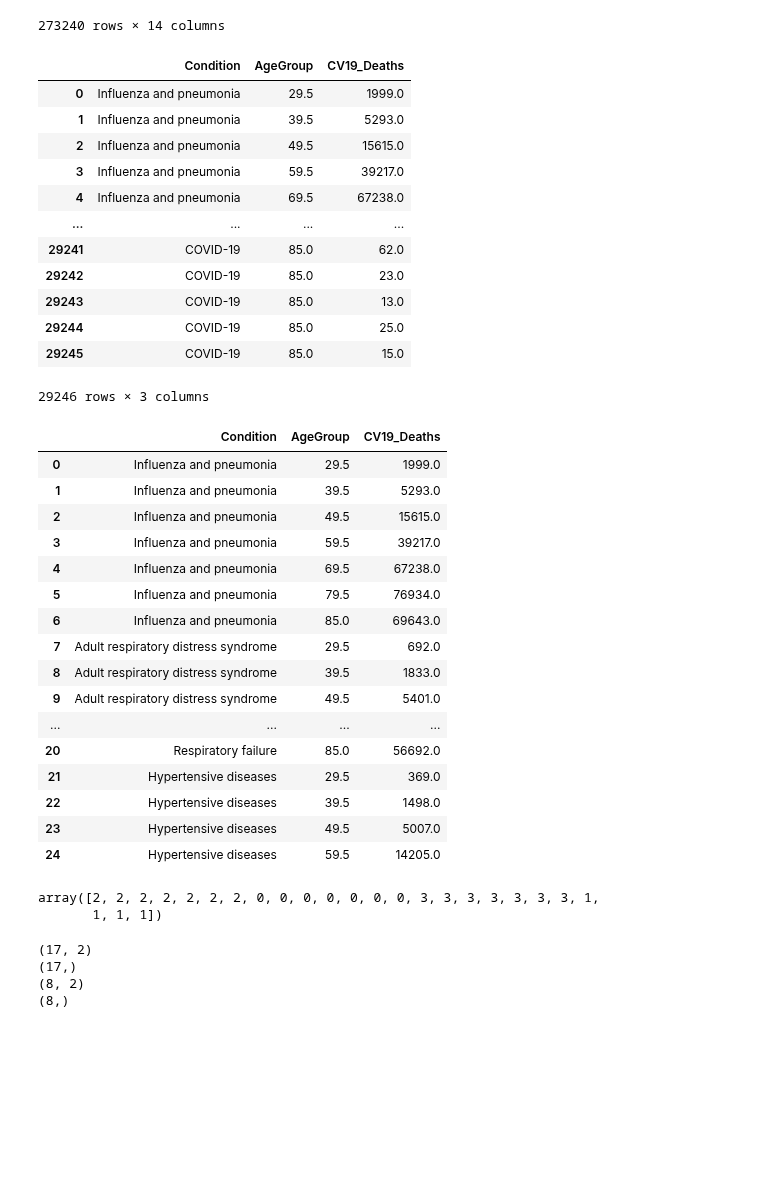
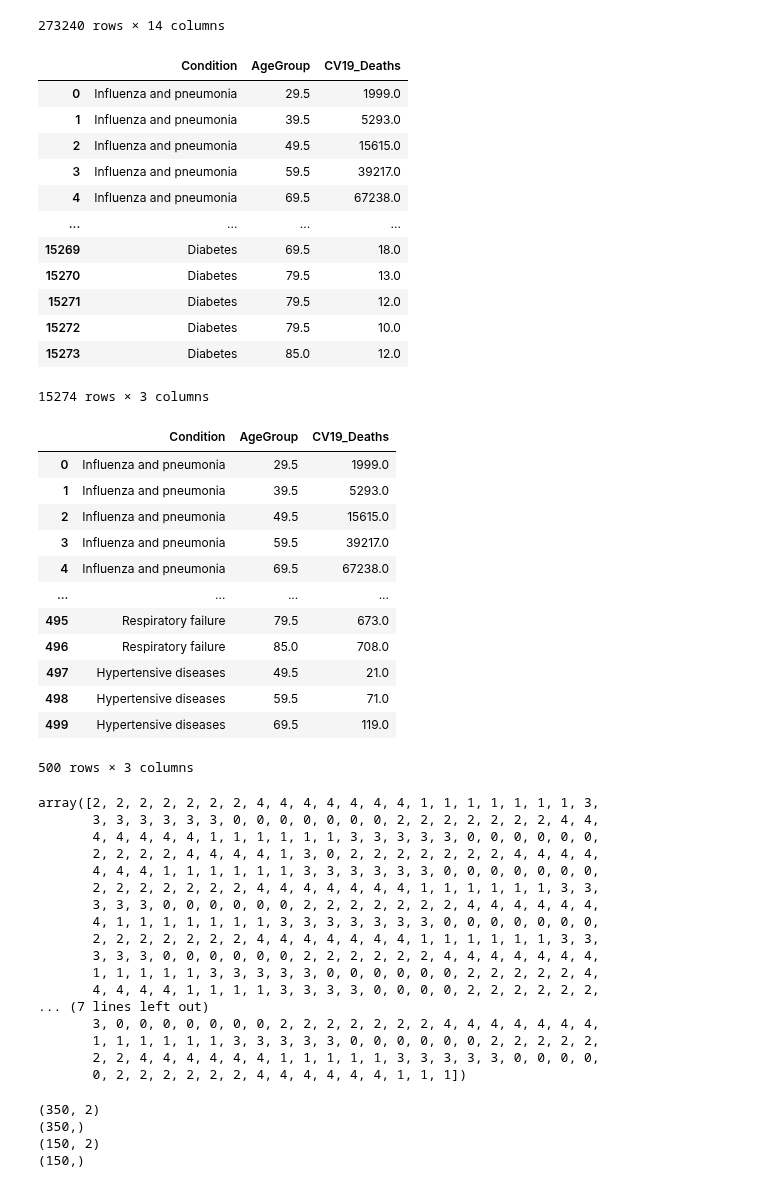
Before and after one commit to JScottLopez/github-ds, a Jupyter notebook: TIM_6500_JSLopez.ipynb, the cells around one changed output. Cells and saved outputs as stored; diff of their text form; code cells hidden in the pictures; blank space fills up the shorter version.

```diff
--- a/TIM_6500_JSLopez.ipynb
+++ b/TIM_6500_JSLopez.ipynb
@@ -599,6 +601,16 @@ row_index = df[df['Condition'] == 'Intentional and unintentional injury, poisoni
 df.drop(row_index, inplace = True)
 row_index = df[df['Condition'] == 'Respiratory arrest'].index
 df.drop(row_index, inplace = True)
+row_index = df[df['Condition'] == 'Sepsis'].index
+df.drop(row_index, inplace = True)
+row_index = df[df['Condition'] == 'Adult respiratory distress syndrome'].index
+df.drop(row_index, inplace = True)
+row_index = df[df['Condition'] == 'Cardiac arrest'].index
+df.drop(row_index, inplace = True)
+row_index = df[df['Condition'] == 'Renal failure'].index
+df.drop(row_index, inplace = True)
+row_index = df[df['Condition'] == 'COVID-19'].index
+df.drop(row_index, inplace = True)
 row_index = df[df['AgeGroup'] == '0-24'].index
 df.drop(row_index, inplace = True)
 
@@ -642,36 +654,32 @@ display(df)
 | 3 | Influenza and pneumonia | 59.5 | 39217.0 |
 | 4 | Influenza and pneumonia | 69.5 | 67238.0 |
 | ... | ... | ... | ... |
-| 29241 | COVID-19 | 85.0 | 62.0 |
-| 29242 | COVID-19 | 85.0 | 23.0 |
-| 29243 | COVID-19 | 85.0 | 13.0 |
-| 29244 | COVID-19 | 85.0 | 25.0 |
-| 29245 | COVID-19 | 85.0 | 15.0 |
+| 15269 | Diabetes | 69.5 | 18.0 |
+| 15270 | Diabetes | 79.5 | 13.0 |
+| 15271 | Diabetes | 79.5 | 12.0 |
+| 15272 | Diabetes | 79.5 | 10.0 |
+| 15273 | Diabetes | 85.0 | 12.0 |
-29246 rows × 3 columns
+15274 rows × 3 columns
 # %%
-x=25
+x=500
 y=29246
 df.loc[x:y].index
 df.drop(df.loc[x:y].index, inplace=True)
 display(df)
 # %% [output]
 |  | Condition | AgeGroup | CV19_Deaths |
 | 0 | Influenza and pneumonia | 29.5 | 1999.0 |
 | 1 | Influenza and pneumonia | 39.5 | 5293.0 |
 | 2 | Influenza and pneumonia | 49.5 | 15615.0 |
 | 3 | Influenza and pneumonia | 59.5 | 39217.0 |
 | 4 | Influenza and pneumonia | 69.5 | 67238.0 |
-| 5 | Influenza and pneumonia | 79.5 | 76934.0 |
-| 6 | Influenza and pneumonia | 85.0 | 69643.0 |
-| 7 | Adult respiratory distress syndrome | 29.5 | 692.0 |
-| 8 | Adult respiratory distress syndrome | 39.5 | 1833.0 |
-| 9 | Adult respiratory distress syndrome | 49.5 | 5401.0 |
 | ... | ... | ... | ... |
-| 20 | Respiratory failure | 85.0 | 56692.0 |
-| 21 | Hypertensive diseases | 29.5 | 369.0 |
-| 22 | Hypertensive diseases | 39.5 | 1498.0 |
-| 23 | Hypertensive diseases | 49.5 | 5007.0 |
-| 24 | Hypertensive diseases | 59.5 | 14205.0 |
+| 495 | Respiratory failure | 79.5 | 673.0 |
+| 496 | Respiratory failure | 85.0 | 708.0 |
+| 497 | Hypertensive diseases | 49.5 | 21.0 |
+| 498 | Hypertensive diseases | 59.5 | 71.0 |
+| 499 | Hypertensive diseases | 69.5 | 119.0 |
+500 rows × 3 columns
 # %%
 from sklearn import preprocessing
 
@@ -680,8 +688,23 @@ le = preprocessing.LabelEncoder()
 Condition_encoded=le.fit_transform(df['Condition'])
 display(Condition_encoded)
 # %% [output]
-array([2, 2, 2, 2, 2, 2, 2, 0, 0, 0, 0, 0, 0, 0, 3, 3, 3, 3, 3, 3, 3, 1,
-       1, 1, 1])
+array([2, 2, 2, 2, 2, 2, 2, 4, 4, 4, 4, 4, 4, 4, 1, 1, 1, 1, 1, 1, 1, 3,
+       3, 3, 3, 3, 3, 3, 0, 0, 0, 0, 0, 0, 0, 2, 2, 2, 2, 2, 2, 2, 4, 4,
+       4, 4, 4, 4, 4, 1, 1, 1, 1, 1, 1, 3, 3, 3, 3, 3, 0, 0, 0, 0, 0, 0,
+       2, 2, 2, 2, 4, 4, 4, 4, 1, 3, 0, 2, 2, 2, 2, 2, 2, 2, 4, 4, 4, 4,
+       4, 4, 4, 1, 1, 1, 1, 1, 1, 3, 3, 3, 3, 3, 3, 0, 0, 0, 0, 0, 0, 0,
+       2, 2, 2, 2, 2, 2, 2, 4, 4, 4, 4, 4, 4, 4, 1, 1, 1, 1, 1, 1, 3, 3,
+       3, 3, 3, 0, 0, 0, 0, 0, 0, 2, 2, 2, 2, 2, 2, 2, 4, 4, 4, 4, 4, 4,
+       4, 1, 1, 1, 1, 1, 1, 1, 3, 3, 3, 3, 3, 3, 3, 0, 0, 0, 0, 0, 0, 0,
+       2, 2, 2, 2, 2, 2, 2, 4, 4, 4, 4, 4, 4, 4, 1, 1, 1, 1, 1, 1, 3, 3,
+       3, 3, 3, 0, 0, 0, 0, 0, 0, 2, 2, 2, 2, 2, 2, 4, 4, 4, 4, 4, 4, 4,
+       1, 1, 1, 1, 1, 3, 3, 3, 3, 3, 0, 0, 0, 0, 0, 0, 2, 2, 2, 2, 2, 4,
+       4, 4, 4, 4, 1, 1, 1, 1, 3, 3, 3, 3, 0, 0, 0, 0, 2, 2, 2, 2, 2, 2,
+... (7 lines left out)
+       3, 0, 0, 0, 0, 0, 0, 0, 2, 2, 2, 2, 2, 2, 2, 4, 4, 4, 4, 4, 4, 4,
+       1, 1, 1, 1, 1, 1, 3, 3, 3, 3, 3, 0, 0, 0, 0, 0, 0, 2, 2, 2, 2, 2,
+       2, 2, 4, 4, 4, 4, 4, 4, 1, 1, 1, 1, 1, 3, 3, 3, 3, 3, 0, 0, 0, 0,
+       0, 2, 2, 2, 2, 2, 2, 4, 4, 4, 4, 4, 4, 1, 1, 1])
 # %%
 #split the data and assign to variables
 %matplotlib inline
@@ -704,10 +727,10 @@ print(y_train.shape)
 print(x_test.shape)
 print(y_test.shape)
 # %% [output]
-(17, 2)
-(17,)
-(8, 2)
-(8,)
+(350, 2)
+(350,)
+(150, 2)
+(150,)
 # %%
 #from sklearn import svm
 #svm_model = svm.SVC(kernel='linear')
```
Also changed, not shown: parts of 7 cells of this notebook.
